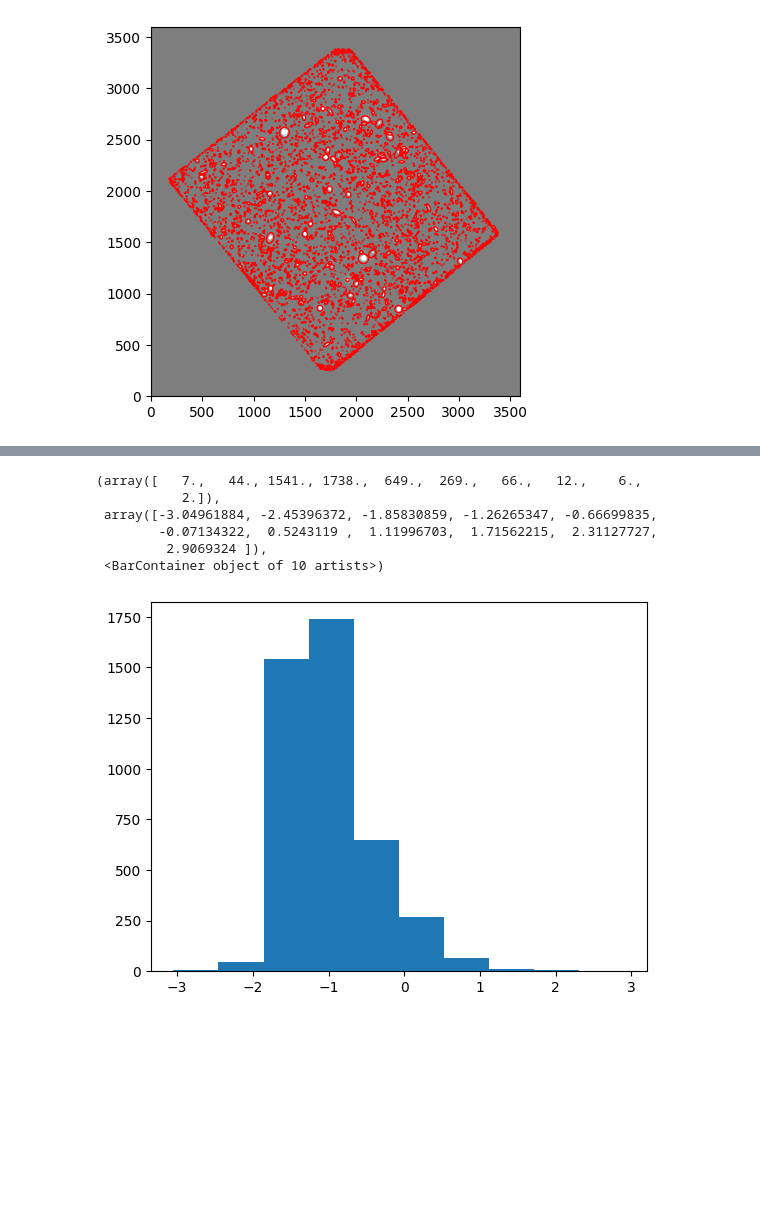
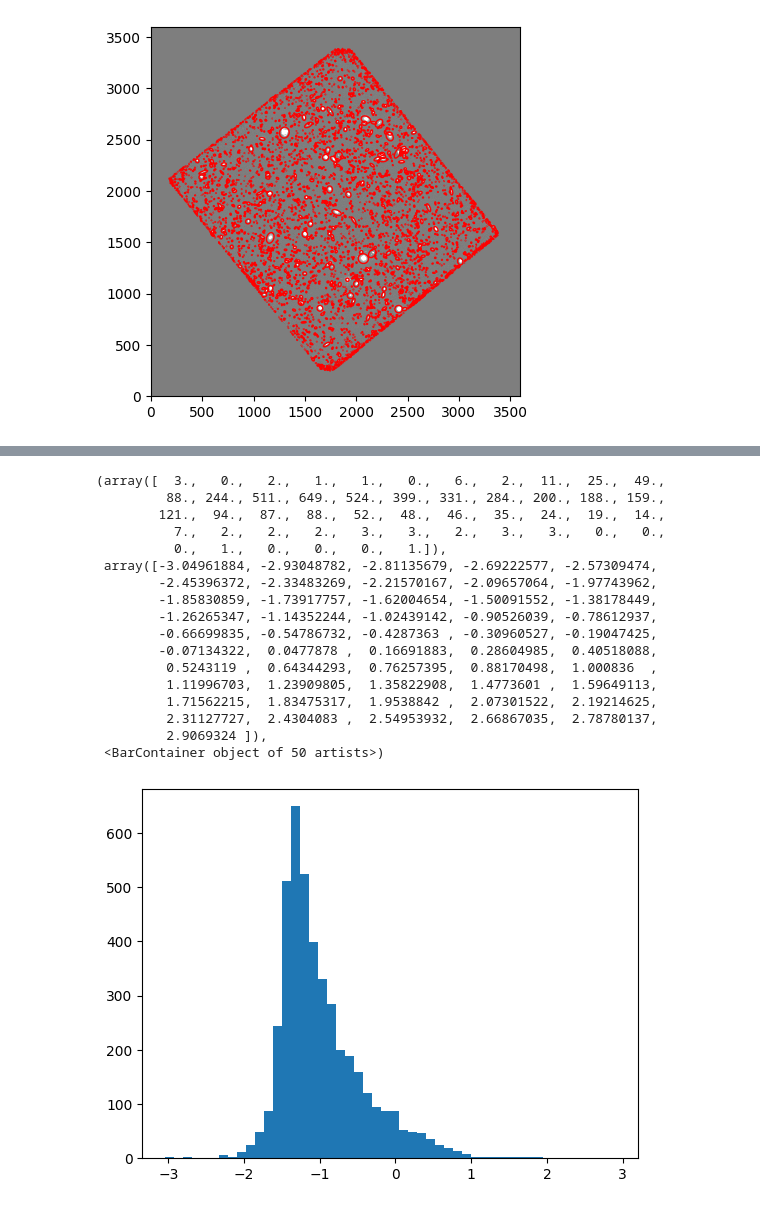
Before and after one commit to kingkap4/ASTR-19-solo-project, a Jupyter notebook: FINAL-PROJECT.ipynb, the cells around one changed output, grey strips where cells are left out. Drawn from its saved outputs; the diff is of its cells as text; code cells hidden in the pictures; blank space fills up the shorter version.

```diff
--- a/FINAL-PROJECT.ipynb
+++ b/FINAL-PROJECT.ipynb
@@ -6,7 +6,7 @@ from astropy.io import fits
 import matplotlib.pyplot as plt
 from matplotlib import rcParams
 # %%
-data = astropy.io.fits.getdata("f105w.fits")
+data = astropy.io.fits.getdata("f105.fits")
 print(data)
 # %% [output]
 [[0. 0. 0. ... 0. 0. 0.]
@@ -100,15 +88,26 @@ objects.dtype.names
 flux, fluxerr, flag = sep.sum_circle(data_sub, objects['x'], objects['y'], 3.0, err=bkg.globalrms, gain=1.0)
 # %%
 plt.figure()
-plt.hist(np.log10(flux), bins=10)
+plt.hist(np.log10(flux), bins=50)
 # %% [output]
-(array([   7.,   44., 1541., 1738.,  649.,  269.,   66.,   12.,    6.,
-           2.]),
- array([-3.04961884, -2.45396372, -1.85830859, -1.26265347, -0.66699835,
-        -0.07134322,  0.5243119 ,  1.11996703,  1.71562215,  2.31127727,
+(array([  3.,   0.,   2.,   1.,   1.,   0.,   6.,   2.,  11.,  25.,  49.,
+         88., 244., 511., 649., 524., 399., 331., 284., 200., 188., 159.,
+        121.,  94.,  87.,  88.,  52.,  48.,  46.,  35.,  24.,  19.,  14.,
+          7.,   2.,   2.,   2.,   3.,   3.,   2.,   3.,   3.,   0.,   0.,
+          0.,   1.,   0.,   0.,   0.,   1.]),
+ array([-3.04961884, -2.93048782, -2.81135679, -2.69222577, -2.57309474,
+        -2.45396372, -2.33483269, -2.21570167, -2.09657064, -1.97743962,
+        -1.85830859, -1.73917757, -1.62004654, -1.50091552, -1.38178449,
+        -1.26265347, -1.14352244, -1.02439142, -0.90526039, -0.78612937,
+        -0.66699835, -0.54786732, -0.4287363 , -0.30960527, -0.19047425,
+        -0.07134322,  0.0477878 ,  0.16691883,  0.28604985,  0.40518088,
+         0.5243119 ,  0.64344293,  0.76257395,  0.88170498,  1.000836  ,
+         1.11996703,  1.23909805,  1.35822908,  1.4773601 ,  1.59649113,
+         1.71562215,  1.83475317,  1.9538842 ,  2.07301522,  2.19214625,
+         2.31127727,  2.4304083 ,  2.54953932,  2.66867035,  2.78780137,
          2.9069324 ]),
- <BarContainer object of 10 artists>)
+ <BarContainer object of 50 artists>)
-[figure, old version]
+[figure, new version]
 # %%
 for i in range (len(objects)):
     print('object {:d}: flux = {:f} +/- {:f}' .format(i, flux[i], fluxerr[i]))
```
Also changed, not shown: parts of 15 cells of this notebook, 5 other files.
